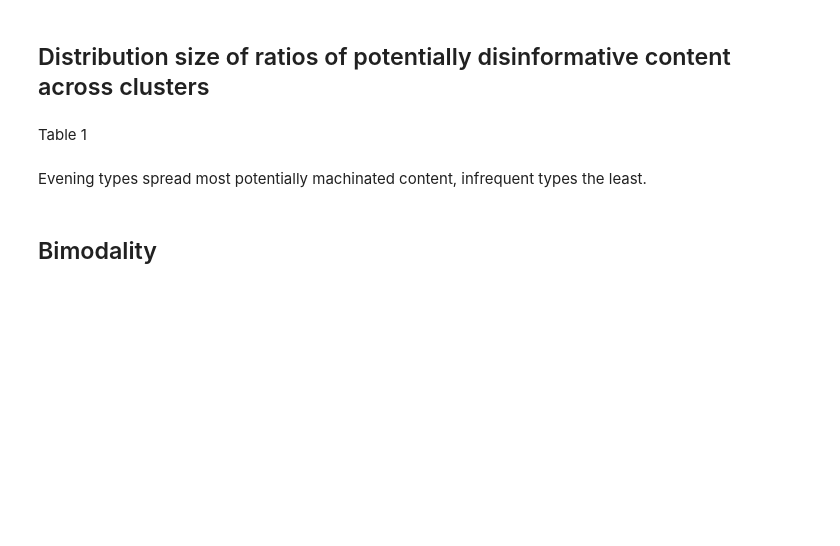
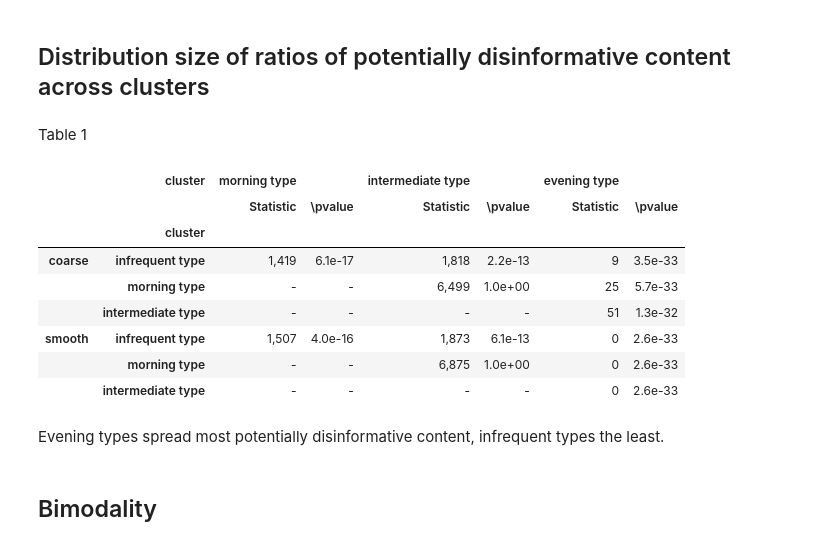
Before and after one commit to estockinger/diurnal-misinformation, a Jupyter notebook: notebooks/Italy_fourier.ipynb, the cells around one changed output. Saved outputs shown, nothing was run; the diff lists cells and outputs as text; code cells hidden in the pictures; blank space fills up the shorter version.

```diff
--- a/notebooks/Italy_fourier.ipynb
+++ b/notebooks/Italy_fourier.ipynb
@@ -235,8 +152,19 @@ The data is not normally distributed.
 <p id="Table1">Table 1</p>
 # %%
 mannwhitneyu_df_style = style_mwu_comparison_df(order=Clusters.order(), coarse=ratio_result.signal, smooth=ratio_result.recomposed_signal)
+mannwhitneyu_df_style
+# %% [output]
+|  | cluster | morning type |  | intermediate type |  | evening type |  |
+|  |  | Statistic | \pvalue | Statistic | \pvalue | Statistic | \pvalue |
+|  | cluster |  |  |  |  |  |  |
+| coarse | infrequent type | 1,419 | 6.1e-17 | 1,818 | 2.2e-13 | 9 | 3.5e-33 |
+|  | morning type | - | - | 6,499 | 1.0e+00 | 25 | 5.7e-33 |
+|  | intermediate type | - | - | - | - | 51 | 1.3e-32 |
+| smooth | infrequent type | 1,507 | 4.0e-16 | 1,873 | 6.1e-13 | 0 | 2.6e-33 |
+|  | morning type | - | - | 6,875 | 1.0e+00 | 0 | 2.6e-33 |
+|  | intermediate type | - | - | - | - | 0 | 2.6e-33 |
 # %% [markdown]
-Evening types spread most potentially machinated content,  infrequent types the least.
+Evening types spread most potentially disinformative content,  infrequent types the least.
 # %% [markdown]
 ## Bimodality
 # %% [markdown]
```
Also changed, not shown: parts of 20 cells of this notebook, 7 other files.
